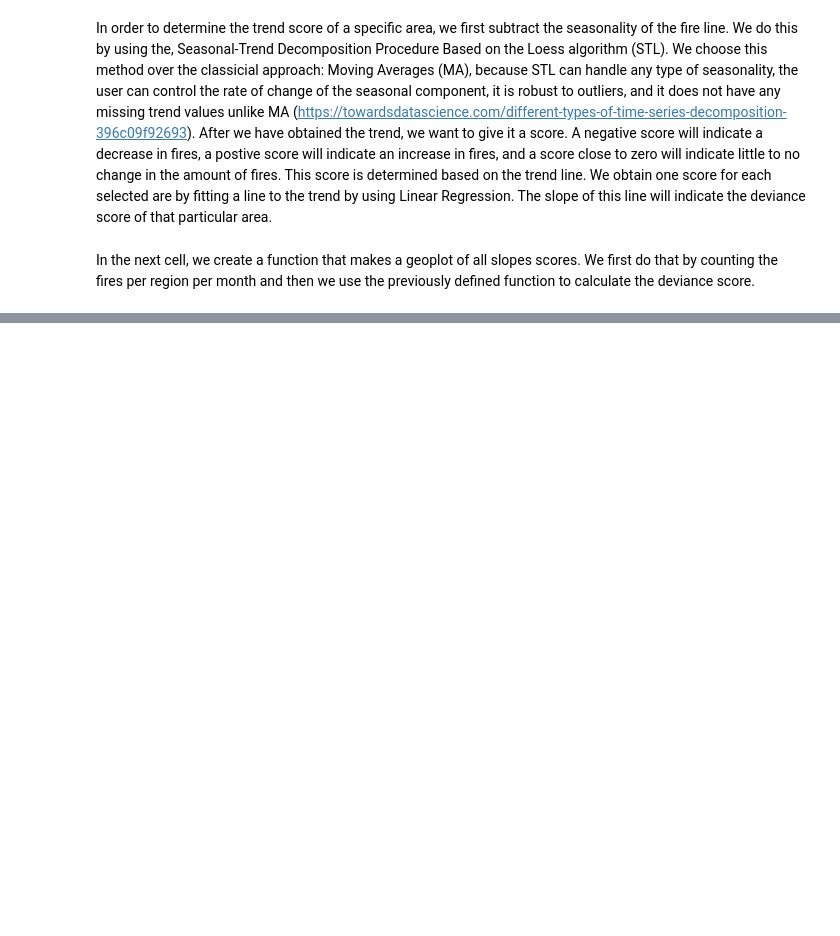
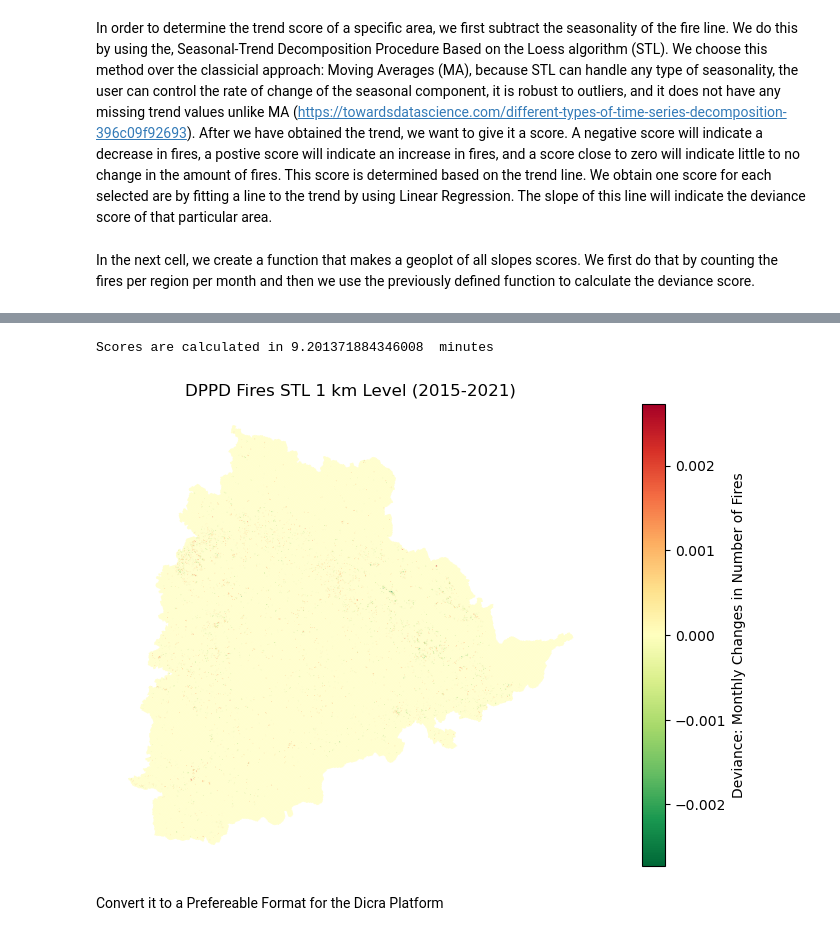
Before and after one commit to undpindia/dicra, a Jupyter notebook: analytics/sandbox/notebooks/crop_fires/DPPD_Jesse/Fires/DPPD_Final_Count_Fires.ipynb, the cells around one changed output, grey strips where cells are left out. Saved outputs shown, nothing was run; the diff lists cells and outputs as text; code cells hidden in the pictures; blank space fills up the shorter version.

```diff
--- a/analytics/sandbox/notebooks/crop_fires/DPPD_Jesse/Fires/DPPD_Final_Count_Fires.ipynb
+++ b/analytics/sandbox/notebooks/crop_fires/DPPD_Jesse/Fires/DPPD_Final_Count_Fires.ipynb
@@ -238,0 +231,7 @@ df.sort_values(by='Slope Score')
+# %%
+figure, DPPD_df_1km_2021 = fire_counts(2015, 2021, fire_data, one_km_grid, '1 km')
+# %% [output]
+Scores are calculated in 9.201371884346008  minutes
+[figure, added]
+# %% [markdown]
+Convert it to a Prefereable Format for the Dicra Platform
```
Also changed, not shown: parts of 15 cells of this notebook, 44 other files.
